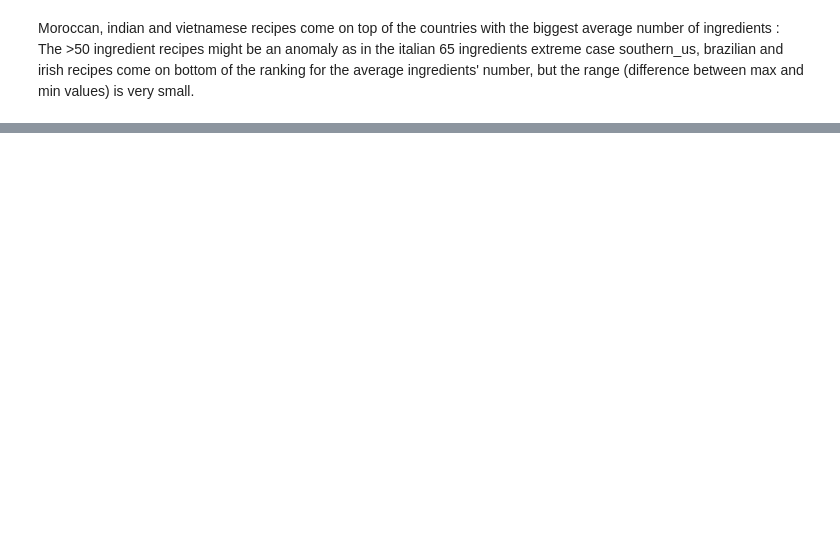
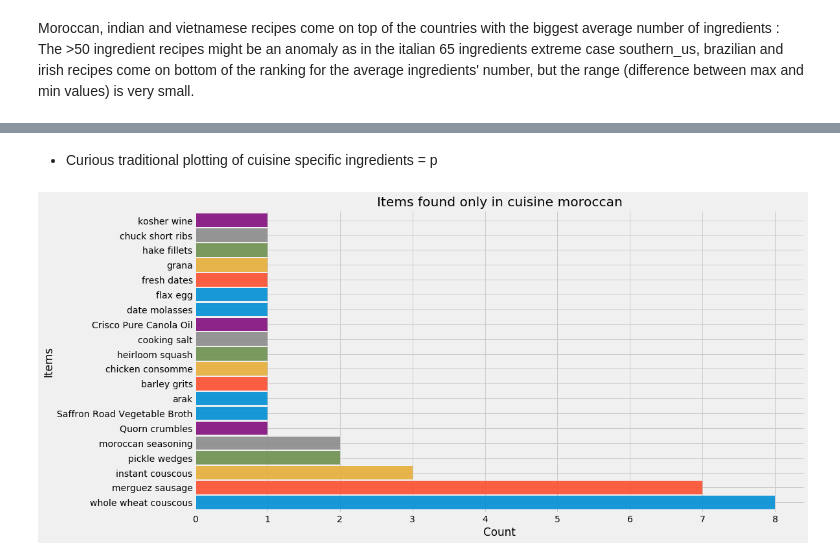
Before and after one commit to khalidBoufelfel/Whatscooking, a Jupyter notebook: Whats_cooking.ipynb, the cells around one changed output, grey strips where cells are left out. Drawn from its saved outputs; the diff is of its cells as text; code cells hidden in the pictures; blank space fills up the shorter version.

```diff
--- a/Whats_cooking.ipynb
+++ b/Whats_cooking.ipynb
@@ -330,0 +379,12 @@ plt.show()
+# %%
+print("Top 10 used ingredients")
+counters = {}
+for cuisine in traindf['cuisine'].unique():
+    counters[cuisine] = Counter()
+    indices = (traindf['cuisine'] == cuisine)
+    for ingredients in traindf[indices]['ingredients']:
+        counters[cuisine].update(ingredients)
+df_top10 = pd.DataFrame([[items[0] for items in counters[cuisine].most_common(10)] for cuisine in counters],
+            index=[cuisine for cuisine in counters],
+            columns=['top{}'.format(i) for i in range(1, 11)])
+df_top10
@@ -330,0 +422,29 @@ plt.show()
+# %%
+
+mlb = MultiLabelBinarizer()
+def count_ingredients():
+    df = pd.DataFrame(mlb.fit_transform(traindf['ingredients']), columns=mlb.classes_, index=traindf.index)
+    df = pd.concat([traindf,df],axis=1)
+    df = df.drop("ingredients",axis =1)
+    df = df.drop("id",axis =1)
+    df = df.groupby('cuisine').sum()
+    return df
+# %%
+df = count_ingredients()
+dd = pd.DataFrame(np.where(df>0, 1, 0),columns = df.columns)
+for_only_one = dd.drop([col for col, val in dd.sum().iteritems() if val >=2], axis=1).columns
+for_only_one_final = df[for_only_one].drop([col for col, val in df[for_only_one].sum().iteritems() if val <1], axis=1).columns
+only_one = df[for_only_one_final].transpose()
+# %%
+def cuisine_specific(cuisine, style):
+    plt.style.use(style)
+    x = only_one[only_one[cuisine]>0].loc[:,cuisine].sort_values(ascending=False, axis=0).iloc[:20]
+    ax = x.plot(kind='barh',figsize=(15,8),title="Items found only in cuisine "+cuisine,width = 0.9,alpha =0.9)
+    ax.set_ylabel("Items")
+    ax.set_xlabel("Count")
+# %% [markdown]
+- Curious traditional plotting of cuisine specific ingredients = p
+# %%
+cuisine_specific("moroccan", "fivethirtyeight")
+# %% [output]
+[figure, added]
```
Also changed, not shown: parts of 20 cells of this notebook.
